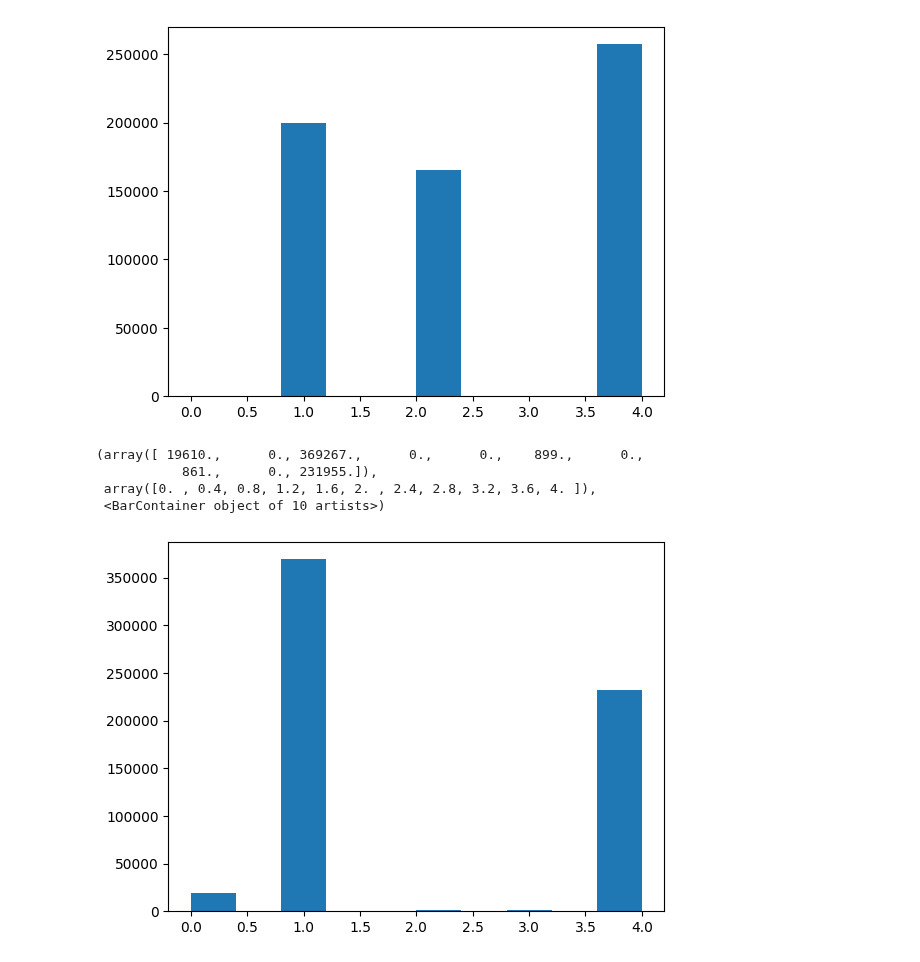
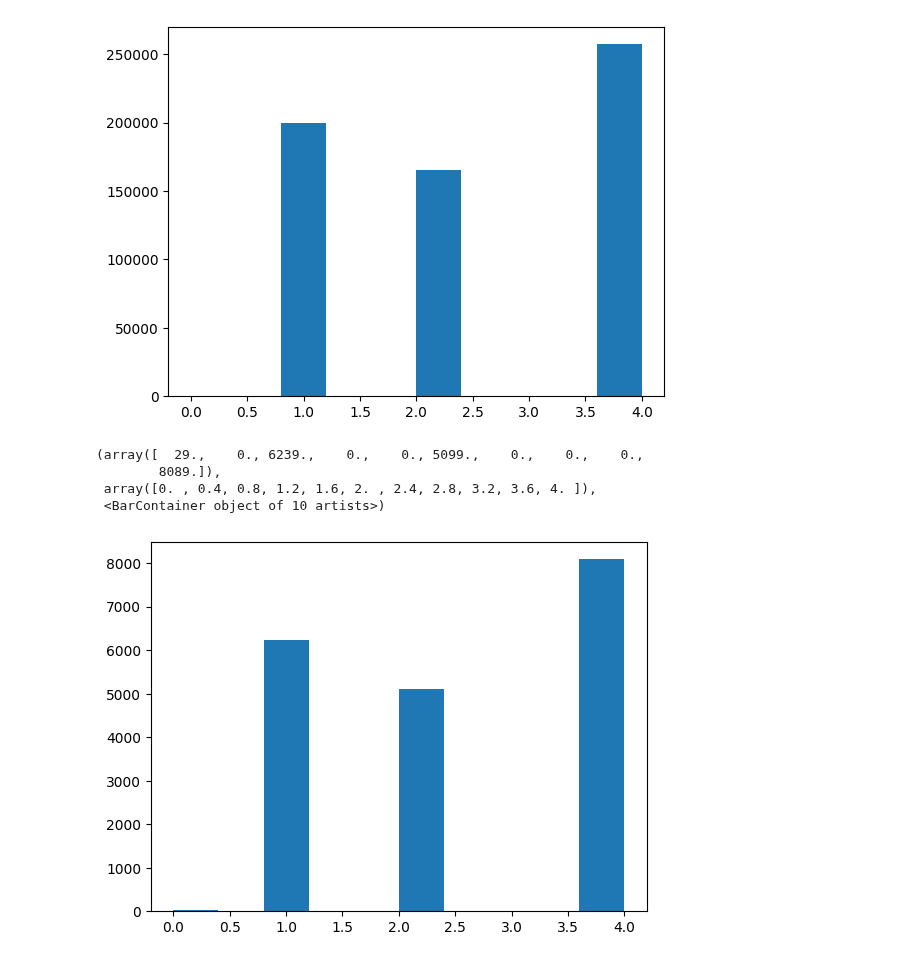
Before and after one commit to angpysha/Satellite_Imagery_Analysis, a Jupyter notebook: Classification/method3.ipynb, the cells around one changed output. Drawn from its saved outputs; the diff is of its cells as text; code cells hidden in the pictures.

```diff
--- a/Classification/method3.ipynb
+++ b/Classification/method3.ipynb
@@ -260,7 +288,8 @@ x_np_combined.shape
 # %% [output]
 (16416, 1024, 12)
 # %%
-x_data = x_np_combined.reshape(-1,32,32,12)
+# x_data = x_np_combined.reshape(-1,32,32,12)
+x_data = createImageCubes(x_np_combined,32,32)
 # %%
 x_data.shape
 # %% [output]
@@ -285,7 +314,8 @@ y_np2.shape
 # %% [output]
 (16416, 1024)
 # %%
-y_data = y_np2.reshape(-1, 32,32)
+# y_data = y_np2.reshape(-1, 32,32)
+y_data = createImageCubes(y_np2,32,32)
 y_data.shape
 # %% [output]
 (16416, 32, 32)
@@ -497,9 +564,0 @@ x_rr = xx.reshape(-1, 32,32,12)
-# %%
-def createImageCubes(img_array, blk_width,blk_height):
-    arrray = []
-    imageShape = img_array.shape
-    for w in range(0,imageShape[0],blk_width):
-        for h in range(0, imageShape[1], blk_height):
-            arrr = img_array[w:w+blk_width,h:h+blk_height,:]
-            arrray.append(np.asarray(arrr))
-    return np.asarray(arrray)
@@ -572,4 +606,4 @@ x_r_ttest2 = x_r_ttest2.reshape(608,1024)
 ep.plot_bands(x_r_ttest2,
               cmap=ListedColormap(['black', 'purple','blue', 'orange']))
 # %%
-prediction = model_new.predict(x_r_new2,batch_size=32)
+prediction = model_new.predict(x_r_new3,batch_size=32)
@@ -618,10 +662,10 @@ plt.hist(item.reshape(-1))
  <BarContainer object of 10 artists>)
 [figure]
 # %%
-plt.hist(pred_cat.reshape(-1))
+plt.hist(pred_cat[:,:,0].reshape(-1))
 # %% [output]
-(array([ 19610.,      0., 369267.,      0.,      0.,    899.,      0.,
-           861.,      0., 231955.]),
+(array([  29.,    0., 6239.,    0.,    0., 5099.,    0.,    0.,    0.,
+        8089.]),
  array([0. , 0.4, 0.8, 1.2, 1.6, 2. , 2.4, 2.8, 3.2, 3.6, 4. ]),
  <BarContainer object of 10 artists>)
-[figure, old version]
+[figure, new version]
```
Also changed, not shown: parts of 42 cells of this notebook.
